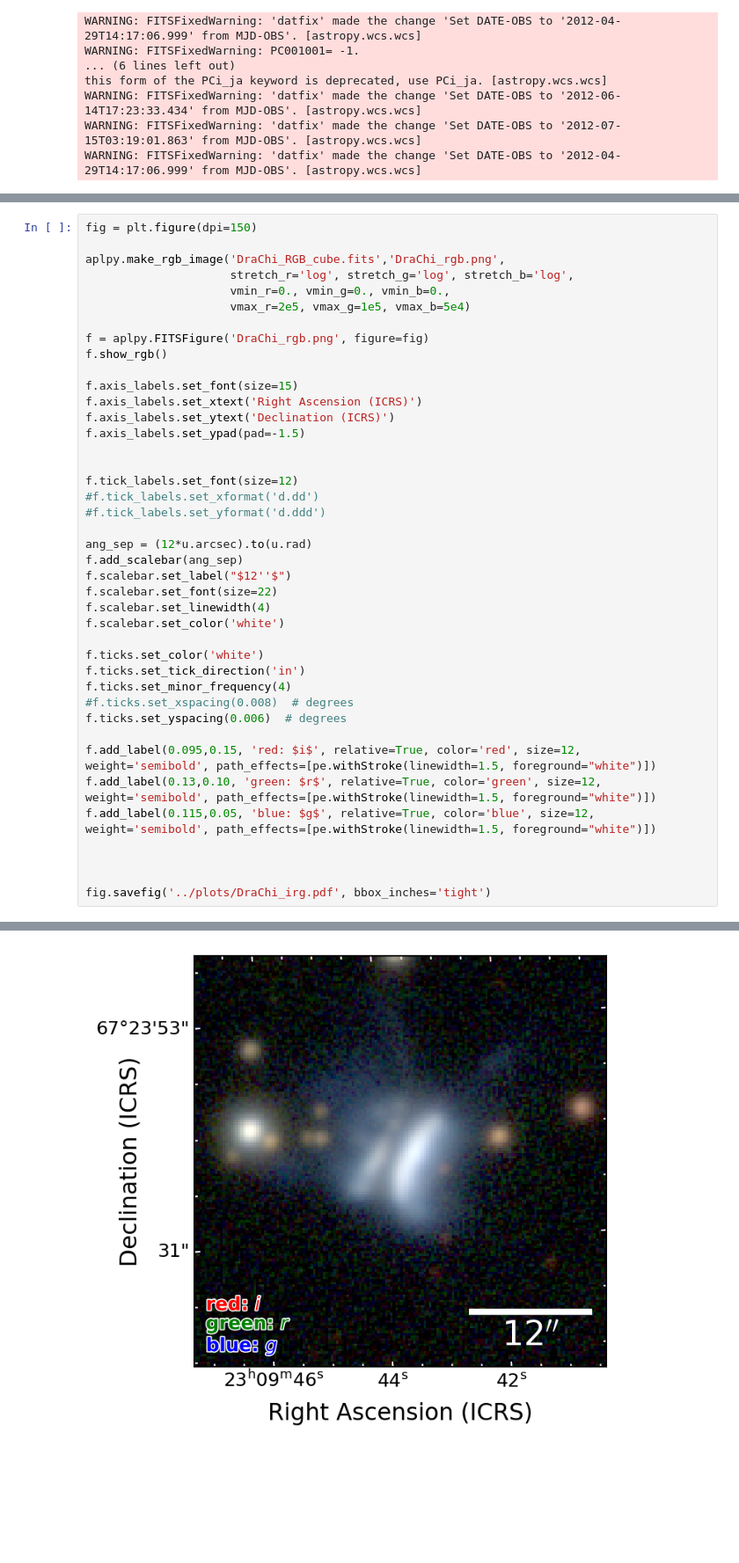
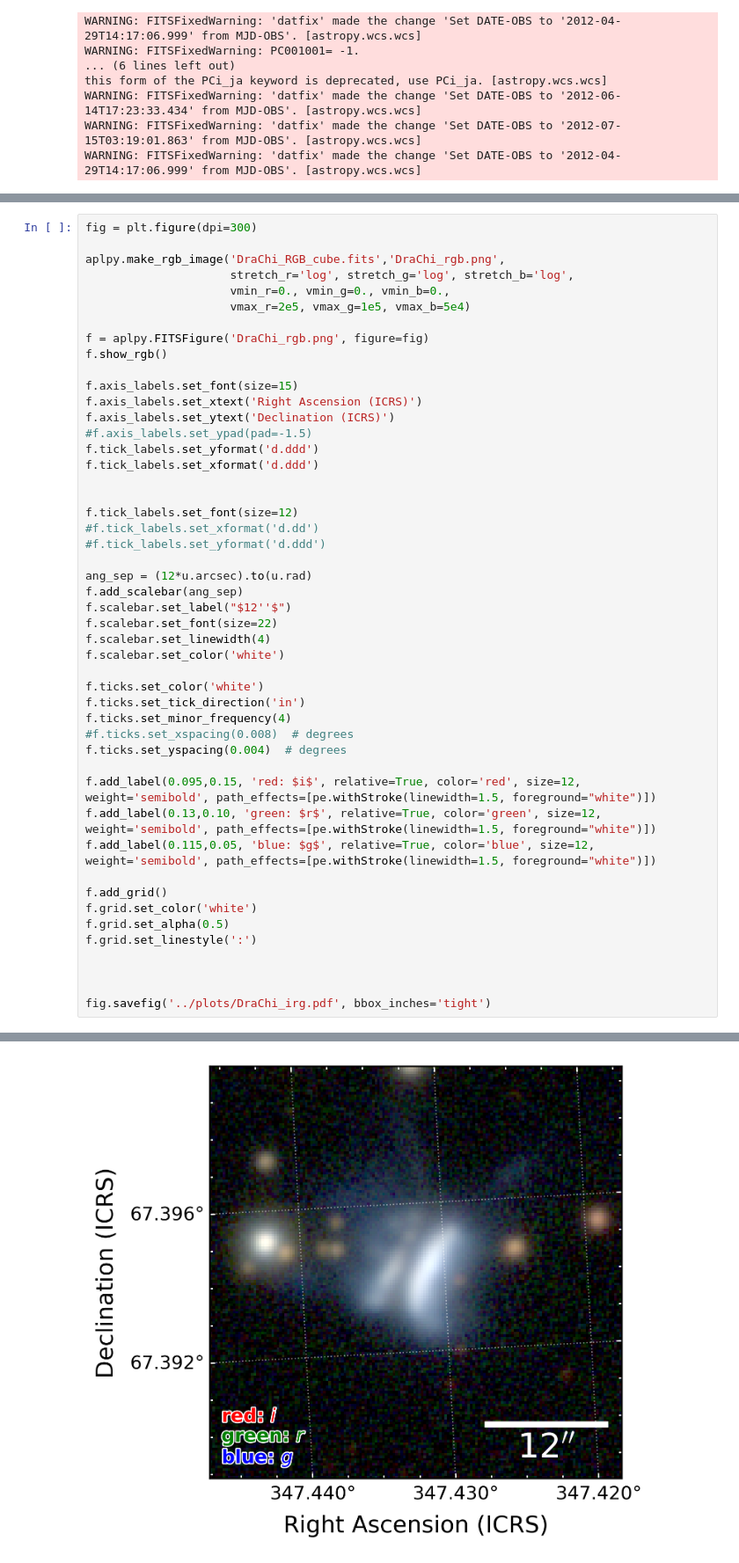
Before and after one commit to kristina-monsch/draculas-chivito, a Jupyter notebook: plot_rgb_image.ipynb, the cells around one changed output, grey strips where cells are left out. Shown at 88% size. Saved outputs shown, nothing was run; the diff lists cells and outputs as text; blank space fills up the shorter version.

```diff
--- a/plot_rgb_image.ipynb
+++ b/plot_rgb_image.ipynb
@@ -61,7 +58,7 @@ INFO: vmax =  5.000e+04 [aplpy.rgb]
 b'<?xpacket begin="\xef\xbb\xbf" id="W5M0MpCehiHzreSzNTczkc9d"?>\n<x:xmpmeta xmlns:avm="http://www.communicatingastronomy.org/avm/1.0/" xmlns:rdf="http://www.w3.org/1999/02/22-rdf-syntax-ns#" xmlns:x= ...
 [figure]
 # %%
-fig = plt.figure(dpi=150)
+fig = plt.figure(dpi=300)
 
 aplpy.make_rgb_image('DraChi_RGB_cube.fits','DraChi_rgb.png',
                      stretch_r='log', stretch_g='log', stretch_b='log',
@@ -74,7 +71,9 @@ f.show_rgb()
 f.axis_labels.set_font(size=15)
 f.axis_labels.set_xtext('Right Ascension (ICRS)')
 f.axis_labels.set_ytext('Declination (ICRS)')
-f.axis_labels.set_ypad(pad=-1.5)
+#f.axis_labels.set_ypad(pad=-1.5)
+f.tick_labels.set_yformat('d.ddd')
+f.tick_labels.set_xformat('d.ddd')
 
 
 f.tick_labels.set_font(size=12)
@@ -84,33 +83,38 @@ f.tick_labels.set_font(size=12)
 ang_sep = (12*u.arcsec).to(u.rad)
 f.add_scalebar(ang_sep)
 f.scalebar.set_label("$12''$")
 f.scalebar.set_font(size=22)
 f.scalebar.set_linewidth(4)
 f.scalebar.set_color('white')
 
 f.ticks.set_color('white')
 f.ticks.set_tick_direction('in')
 f.ticks.set_minor_frequency(4)
 #f.ticks.set_xspacing(0.008)  # degrees
-f.ticks.set_yspacing(0.006)  # degrees
+f.ticks.set_yspacing(0.004)  # degrees
 
 f.add_label(0.095,0.15, 'red: $i$', relative=True, color='red', size=12, weight='semibold', path_effects=[pe.withStroke(linewidth=1.5, foreground="white")])
 f.add_label(0.13,0.10, 'green: $r$', relative=True, color='green', size=12, weight='semibold', path_effects=[pe.withStroke(linewidth=1.5, foreground="white")])
 f.add_label(0.115,0.05, 'blue: $g$', relative=True, color='blue', size=12, weight='semibold', path_effects=[pe.withStroke(linewidth=1.5, foreground="white")])
 
+f.add_grid()
+f.grid.set_color('white')
+f.grid.set_alpha(0.5)
+f.grid.set_linestyle(':')
+
 
 
 fig.savefig('../plots/DraChi_irg.pdf', bbox_inches='tight')
 # %% [output]
 INFO: Red: [aplpy.rgb]
 INFO: vmin =  0.000e+00 [aplpy.rgb]
 INFO: vmax =  2.000e+05 [aplpy.rgb]
 INFO: Green: [aplpy.rgb]
 INFO: vmin =  0.000e+00 [aplpy.rgb]
 INFO: vmax =  1.000e+05 [aplpy.rgb]
 INFO: Blue: [aplpy.rgb]
 INFO: vmin =  0.000e+00 [aplpy.rgb]
 INFO: vmax =  5.000e+04 [aplpy.rgb]
 b'<?xpacket begin="\xef\xbb\xbf" id="W5M0MpCehiHzreSzNTczkc9d"?>\n<x:xmpmeta xmlns:avm="http://www.communicatingastronomy.org/avm/1.0/" xmlns:rdf="http://www.w3.org/1999/02/22-rdf-syntax-ns#" xmlns:x= ...
-[figure, old version]
+[figure, new version]
 # %%
```
Also changed, not shown: parts of 7 cells of this notebook.
